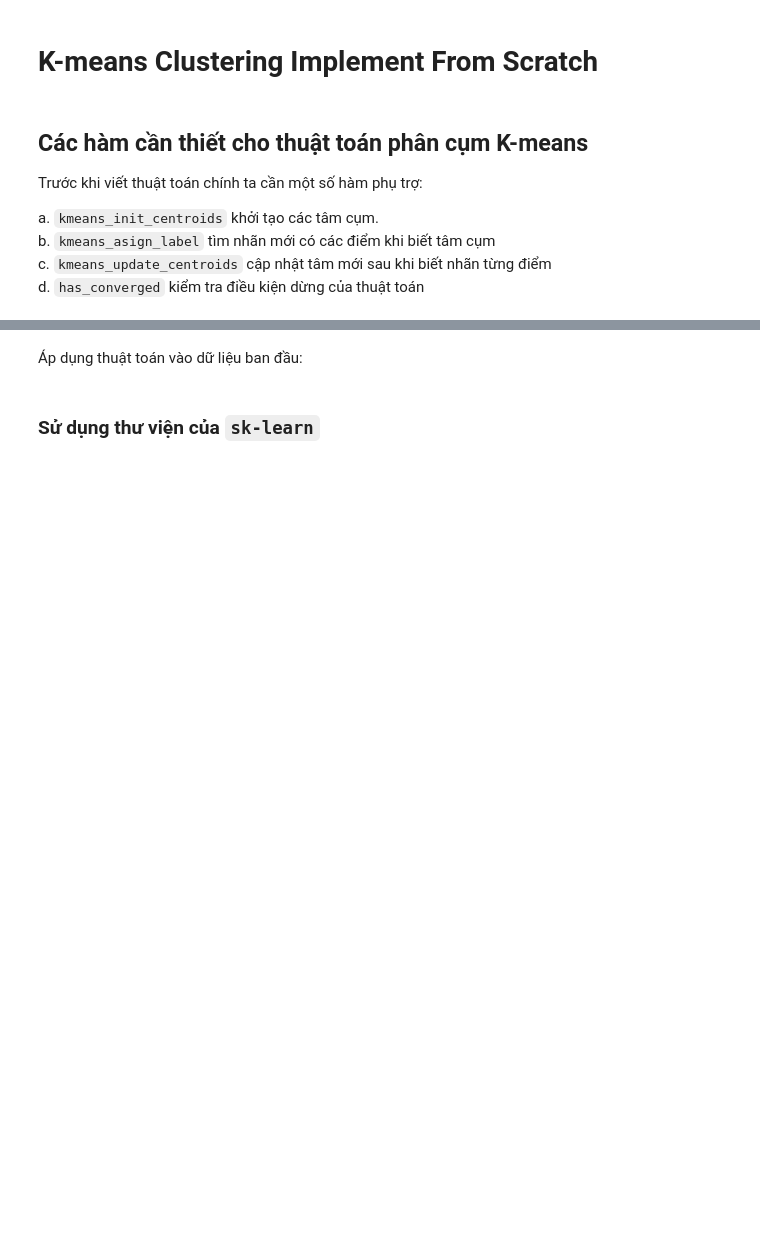
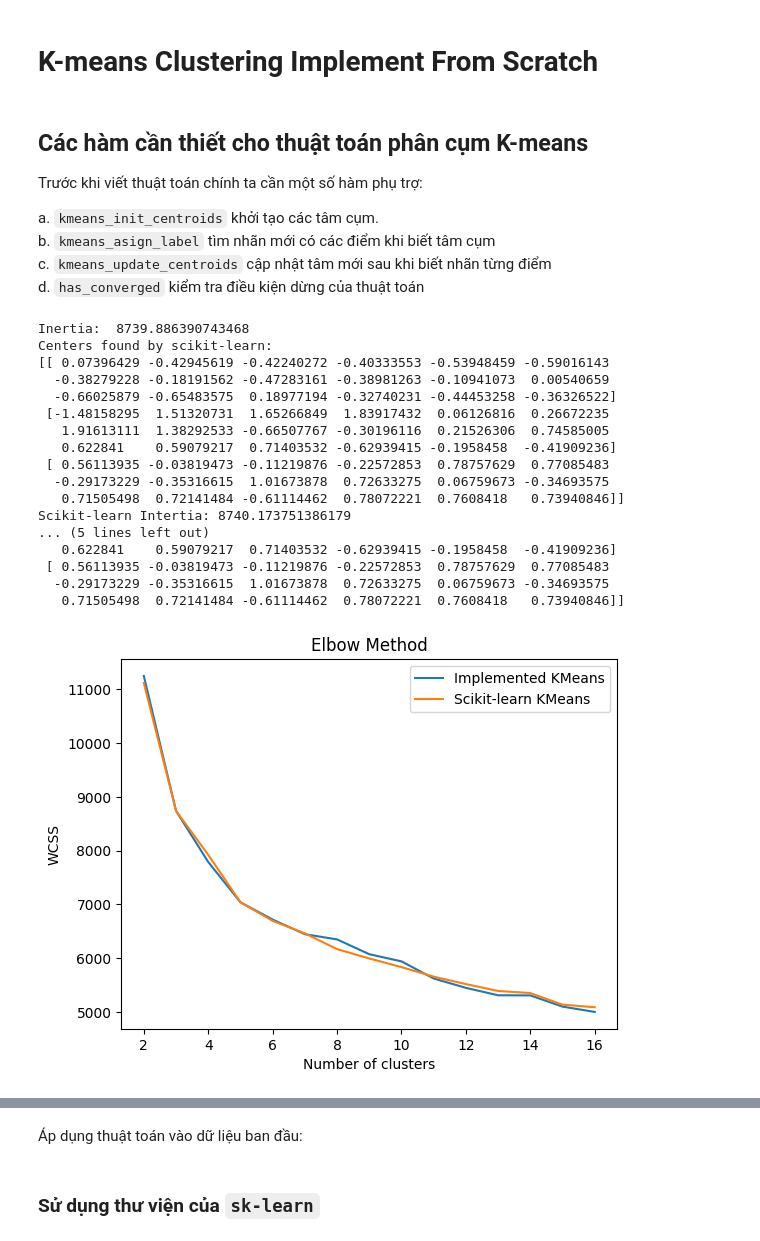
Before and after one commit to thangquang09/HCMUS, a Jupyter notebook: IntroduceDS/Lab04_k_means_implement.ipynb, the cells around one changed output, grey strips where cells are left out. Drawn from its saved outputs; the diff is of its cells as text; code cells hidden in the pictures; blank space fills up the shorter version.

```diff
--- a/IntroduceDS/Lab04_k_means_implement.ipynb
+++ b/IntroduceDS/Lab04_k_means_implement.ipynb
@@ -25,20 +25,6 @@ b. `kmeans_asign_label` tìm nhãn mới có các điểm khi biết tâm cụm<
 c. `kmeans_update_centroids` cập nhật tâm mới sau khi biết nhãn từng điểm<br>
 d. `has_converged` kiểm tra điều kiện dừng của thuật toán
 # %%
-def kmeans(X, K):
-    centroids = [kmeans_init_centroids(X, K)]
-    labels = []
-    it = 0
-    while True:
-        labels.append(kmeans_assign_labels(X, centroids[-1]))
-        new_centroids = kmeans_update_centroids(X, labels[-1], K)
-        if has_converged(centroids[-1], new_centroids):
-            break
-        centroids.append(new_centroids)
-        it += 1
-    return (centroids, labels, it)
-
-
 class kmeans_imp:
     # initialization
     def __init__(self, n_cluster, convergence_tolerance, max_iter):
@@ -69,31 +55,84 @@ class kmeans_imp:
         self.n_iter = 0
         while True:
             self.labels_.append(self.assign_labels(X, self.cluster_centers_[-1]))
             new_centroids = self.update_centroids(X, self.labels_[-1], self.n_cluster)
             if self.has_converged(self.cluster_centers_[-1], new_centroids):
                 break
             self.cluster_centers_.append(new_centroids)
             self.n_iter += 1
             if self.n_iter >= self.max_iter:
                 break
-        self.inertia_ = np.sum(np.linalg.norm(X - clusters[labels], axis = 1) ** 2)
+        self.inertia_ = np.sum(np.linalg.norm(X - self.cluster_centers_[-1][self.labels_[-1]], axis = 1) ** 2)
 
     def transform(self, X):
         return self.assign_labels(X, self.cluster_centers_[-1])
 
     def fit_transform(self, X):
         self.fit(X)
         return self.transform(X)
 
     def predict(self, data):
         dist_mtr = np.zeros(self.n_cluster)
         for i in range(self.n_cluster):
             dist_mtr[i] = np.linalg.norm(data - self.cluster_centers_[-1][i])
         return np.argmin(dist_mtr)
 
     def fit_predict(self, X, data):
         self.fit(X)
         return self.predict(data)
 
 kmeans_imp = kmeans_imp(n_cluster=3, convergence_tolerance=1e-4, max_iter=10000)
 kmeans_imp.fit(X)
+labels = kmeans_imp.labels_[-1]
+clusters = kmeans_imp.cluster_centers_[-1]
+
+print("Inertia: ", kmeans_imp.inertia_)
+
+
+from sklearn.cluster import KMeans
+model = KMeans(n_clusters=3, random_state=42).fit(X)
+print('Centers found by scikit-learn:')
+print(model.cluster_centers_)
+
+pred_labels = model.predict(X)
+print(f"Scikit-learn Intertia: {model.inertia_}")
+print(f"Clusters found by scikit-learn: {model.cluster_centers_}")
+
+## compare with elbow method
+wcss1 = []
+wcss2 = []
+
+for K in range(2, 17):
+    kmeans_imp.n_cluster = K
+    kmeans_imp.fit(X)
+    wcss1.append(kmeans_imp.inertia_)
+
+    kmeans2 = KMeans(n_clusters=K, random_state=42).fit(X)
+    wcss2.append(kmeans2.inertia_)
+
+plt.plot(range(2, 17), wcss1, label='Implemented KMeans')
+plt.plot(range(2, 17), wcss2, label='Scikit-learn KMeans')
+plt.title('Elbow Method')
+plt.xlabel('Number of clusters')
+plt.ylabel('WCSS')
+plt.legend()
+plt.show()
+# %% [output]
+Inertia:  8739.886390743468
+Centers found by scikit-learn:
+[[ 0.07396429 -0.42945619 -0.42240272 -0.40333553 -0.53948459 -0.59016143
+  -0.38279228 -0.18191562 -0.47283161 -0.38981263 -0.10941073  0.00540659
+  -0.66025879 -0.65483575  0.18977194 -0.32740231 -0.44453258 -0.36326522]
+ [-1.48158295  1.51320731  1.65266849  1.83917432  0.06126816  0.26672235
+   1.91613111  1.38292533 -0.66507767 -0.30196116  0.21526306  0.74585005
+   0.622841    0.59079217  0.71403532 -0.62939415 -0.1958458  -0.41909236]
+ [ 0.56113935 -0.03819473 -0.11219876 -0.22572853  0.78757629  0.77085483
+  -0.29173229 -0.35316615  1.01673878  0.72633275  0.06759673 -0.34693575
+   0.71505498  0.72141484 -0.61114462  0.78072221  0.7608418   0.73940846]]
+Scikit-learn Intertia: 8740.173751386179
+... (5 lines left out)
+   0.622841    0.59079217  0.71403532 -0.62939415 -0.1958458  -0.41909236]
+ [ 0.56113935 -0.03819473 -0.11219876 -0.22572853  0.78757629  0.77085483
+  -0.29173229 -0.35316615  1.01673878  0.72633275  0.06759673 -0.34693575
+   0.71505498  0.72141484 -0.61114462  0.78072221  0.7608418   0.73940846]]
+[figure, added]
```
Also changed, not shown: parts of 5 cells of this notebook.
